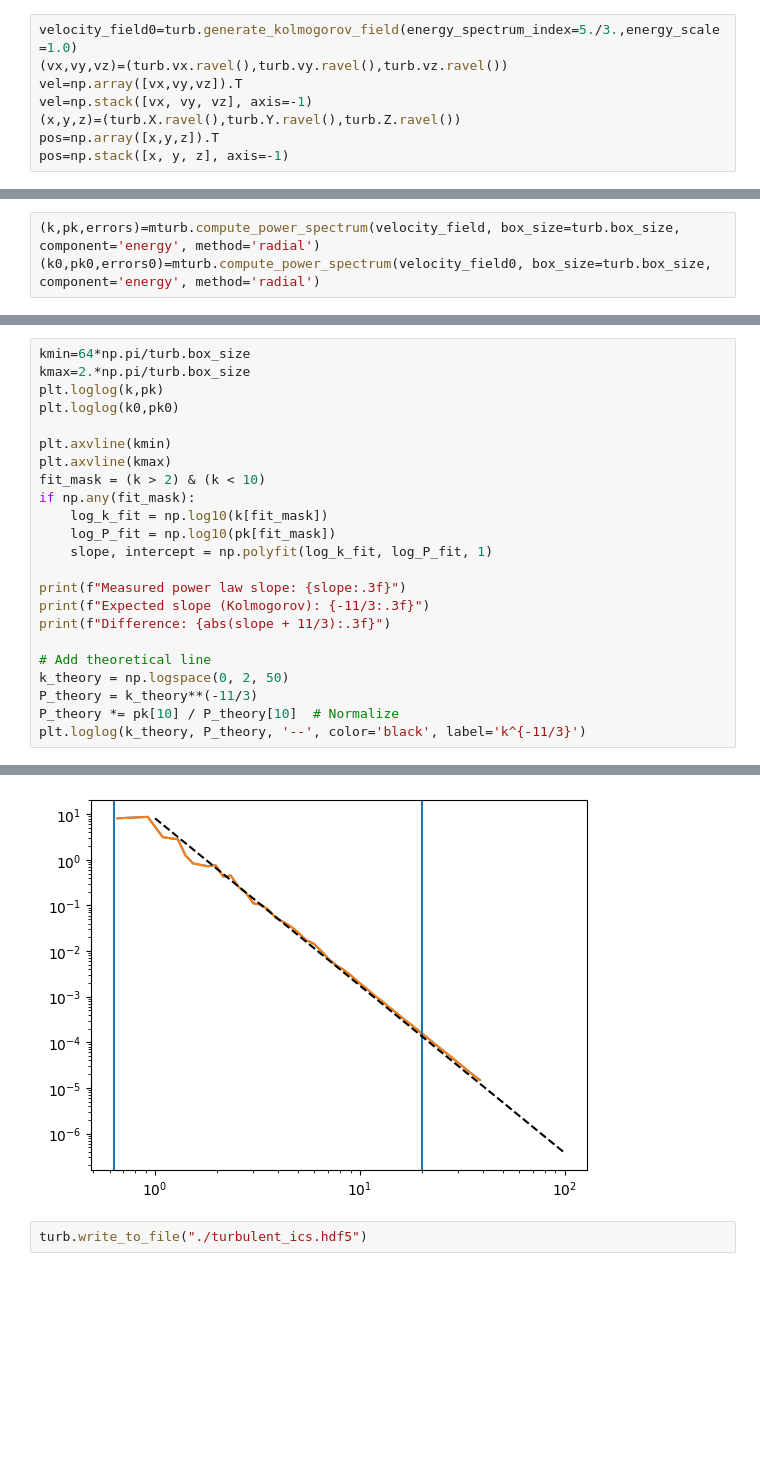
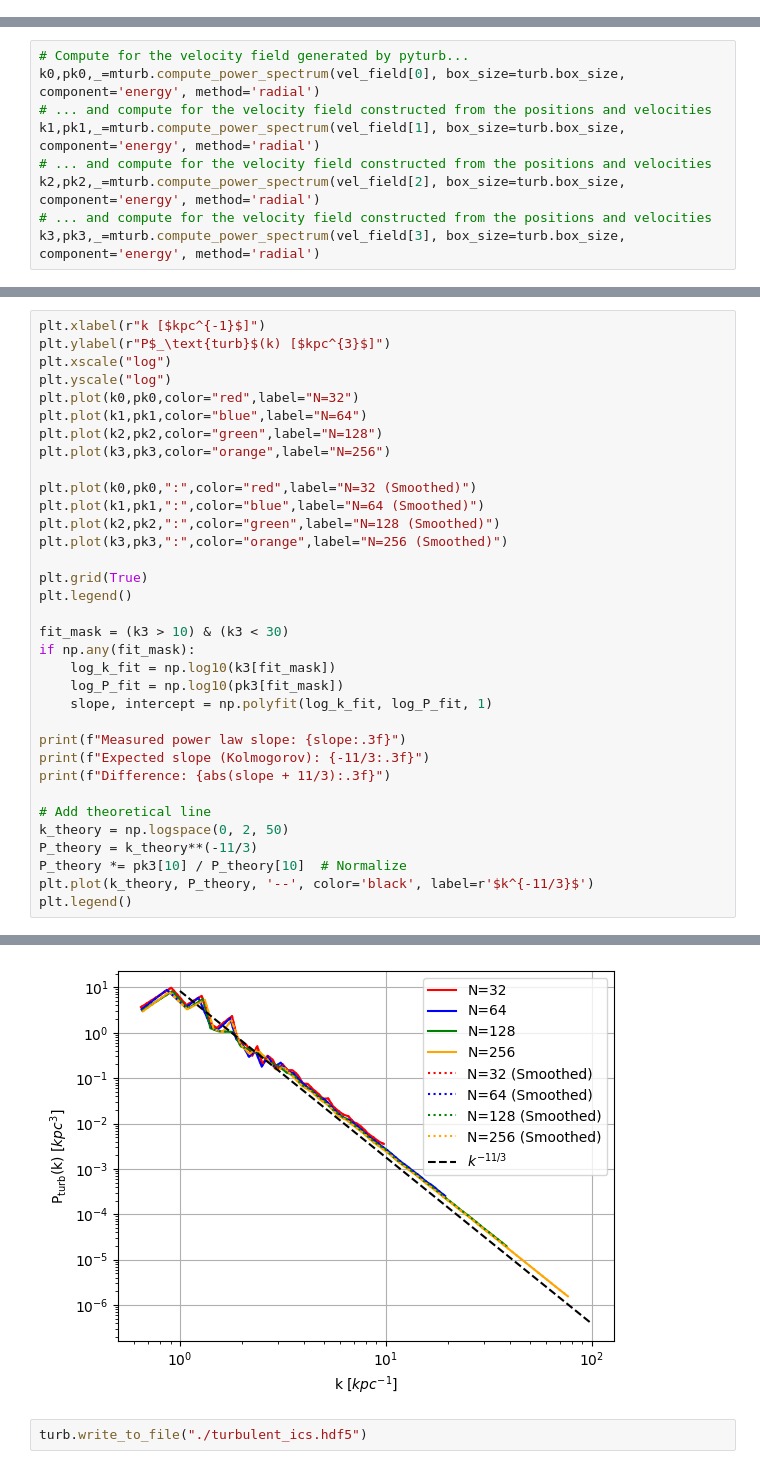
Before and after one commit to doctorcbpower/pyturb, a Jupyter notebook: notebooks/turbulence.ipynb, the cells around one changed output, grey strips where cells are left out. Drawn from its saved outputs; the diff is of its cells as text; blank space fills up the shorter version.

```diff
--- a/notebooks/turbulence.ipynb
+++ b/notebooks/turbulence.ipynb
@@ -22,9 +24 @@ turb=pyturb.CreateTurbulentVelocityField(grid_size=128,v_turb=0.,box_size=10)
-# %%
-velocity_field0=turb.generate_kolmogorov_field(energy_spectrum_index=5./3.,energy_scale=1.0)
-(vx,vy,vz)=(turb.vx.ravel(),turb.vy.ravel(),turb.vz.ravel())
-vel=np.array([vx,vy,vz]).T
-vel=np.stack([vx, vy, vz], axis=-1)
-(x,y,z)=(turb.X.ravel(),turb.Y.ravel(),turb.Z.ravel())
-pos=np.array([x,y,z]).T
-pos=np.stack([x, y, z], axis=-1)
 # %%
@@ -44,3 +66,9 @@ mturb=pyturb.MeasureVelocityField()
 # %%
-(k,pk,errors)=mturb.compute_power_spectrum(velocity_field, box_size=turb.box_size, component='energy', method='radial')
-(k0,pk0,errors0)=mturb.compute_power_spectrum(velocity_field0, box_size=turb.box_size, component='energy', method='radial')
+# Compute for the velocity field generated by pyturb...
+k0,pk0,_=mturb.compute_power_spectrum(vel_field[0], box_size=turb.box_size, component='energy', method='radial')
+# ... and compute for the velocity field constructed from the positions and velocities
+k1,pk1,_=mturb.compute_power_spectrum(vel_field[1], box_size=turb.box_size, component='energy', method='radial')
+# ... and compute for the velocity field constructed from the positions and velocities
+k2,pk2,_=mturb.compute_power_spectrum(vel_field[2], box_size=turb.box_size, component='energy', method='radial')
+# ... and compute for the velocity field constructed from the positions and velocities
+k3,pk3,_=mturb.compute_power_spectrum(vel_field[3], box_size=turb.box_size, component='energy', method='radial')
@@ -47,15 +93,25 @@ mturb=pyturb.MeasureVelocityField()
 # %%
-kmin=64*np.pi/turb.box_size
-kmax=2.*np.pi/turb.box_size
-plt.loglog(k,pk)
-plt.loglog(k0,pk0)
+plt.xlabel(r"k [$kpc^{-1}$]")
+plt.ylabel(r"P$_\text{turb}$(k) [$kpc^{3}$]")
+plt.xscale("log")
+plt.yscale("log")
+plt.plot(k0,pk0,color="red",label="N=32")
+plt.plot(k1,pk1,color="blue",label="N=64")
+plt.plot(k2,pk2,color="green",label="N=128")
+plt.plot(k3,pk3,color="orange",label="N=256")
 
-plt.axvline(kmin)
-plt.axvline(kmax)
-fit_mask = (k > 2) & (k < 10)
+plt.plot(k0,pk0,":",color="red",label="N=32 (Smoothed)")
+plt.plot(k1,pk1,":",color="blue",label="N=64 (Smoothed)")
+plt.plot(k2,pk2,":",color="green",label="N=128 (Smoothed)")
+plt.plot(k3,pk3,":",color="orange",label="N=256 (Smoothed)")
+
+plt.grid(True)
+plt.legend()
+
+fit_mask = (k3 > 10) & (k3 < 30)
 if np.any(fit_mask):
-    log_k_fit = np.log10(k[fit_mask])
-    log_P_fit = np.log10(pk[fit_mask])
+    log_k_fit = np.log10(k3[fit_mask])
+    log_P_fit = np.log10(pk3[fit_mask])
     slope, intercept = np.polyfit(log_k_fit, log_P_fit, 1)
 
 print(f"Measured power law slope: {slope:.3f}")
@@ -65,6 +121,7 @@ print(f"Difference: {abs(slope + 11/3):.3f}")
 # Add theoretical line
 k_theory = np.logspace(0, 2, 50)
 P_theory = k_theory**(-11/3)
-P_theory *= pk[10] / P_theory[10]  # Normalize
-plt.loglog(k_theory, P_theory, '--', color='black', label='k^{-11/3}')
+P_theory *= pk3[10] / P_theory[10]  # Normalize
+plt.plot(k_theory, P_theory, '--', color='black', label=r'$k^{-11/3}$')
+plt.legend()
 # %% [output]
@@ -75,4 +132,4 @@ Difference: 0.120
-[figure, old version]
+[figure, new version]
 # %%
 turb.write_to_file("./turbulent_ics.hdf5")
 # %% [output]
```
Also changed, not shown: parts of 11 cells of this notebook, 4 other files.
